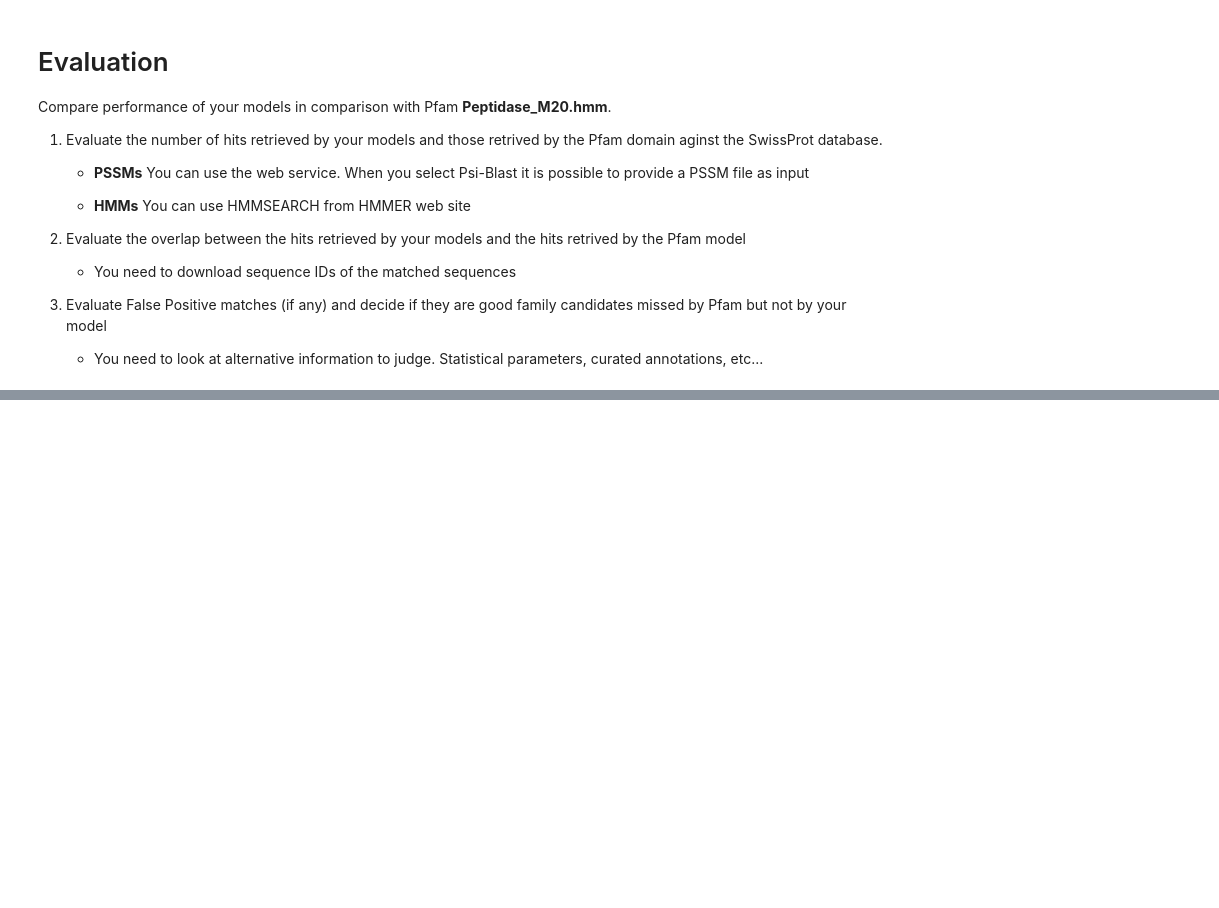
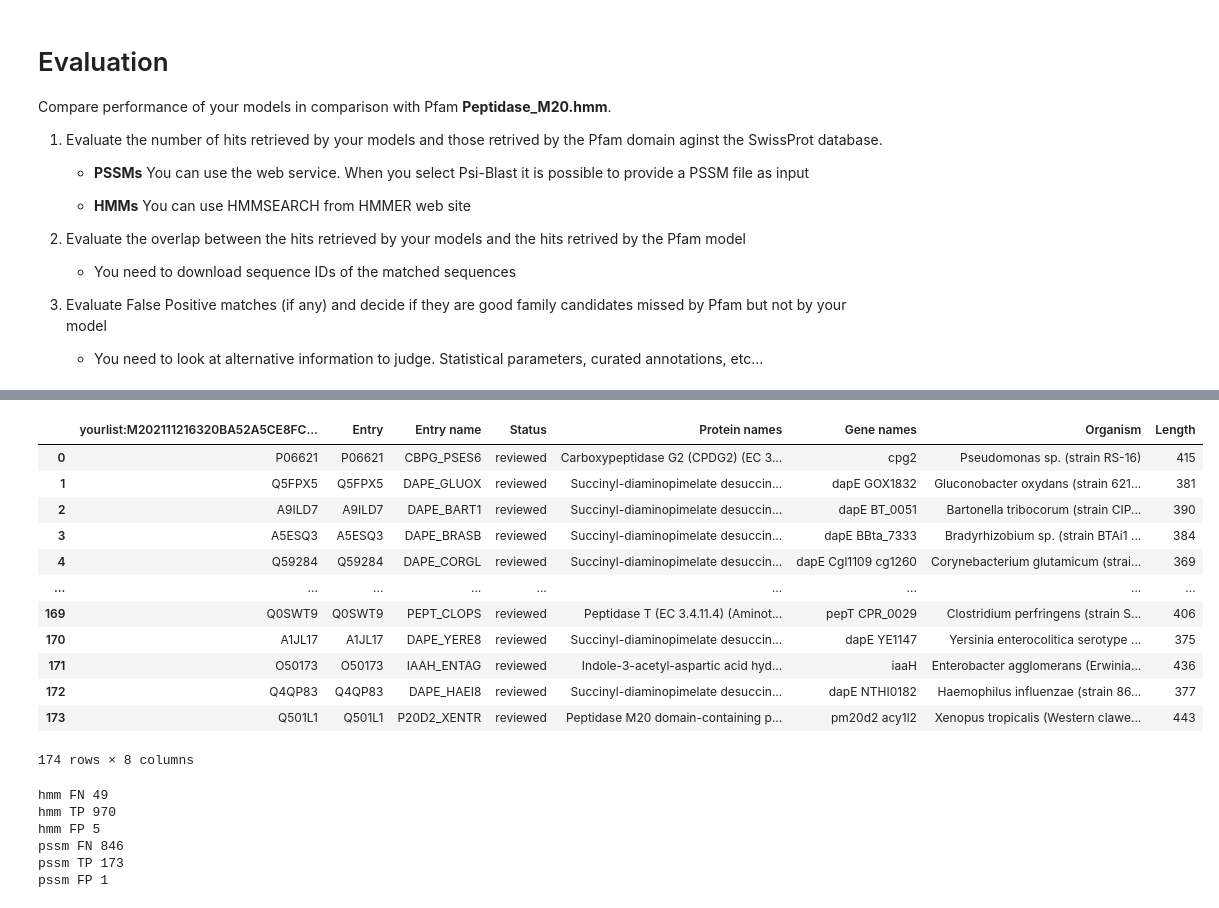
Before and after one commit to BioComputingUP/biological_data, a Jupyter notebook: protein_family.ipynb, the cells around one changed output, grey strips where cells are left out. Cells and saved outputs as stored; diff of their text form; code cells hidden in the pictures; blank space fills up the shorter version.

```diff
--- a/protein_family.ipynb
+++ b/protein_family.ipynb
@@ -228,3 +273,36 @@ Compare performance of your models in comparison with Pfam **Peptidase_M20.hmm**
+# %%
+psiblast_blast_pssm = pd.read_csv('data/P06621_refseq_selected_blast_msa_psiblast_mapped.tsv', sep='\t')
+psiblast_blast_pssm
+# %% [output]
+|  | yourlist:M202111216320BA52A5CE8FC... | Entry | Entry name | Status | Protein names | Gene names | Organism | Length |
+| 0 | P06621 | P06621 | CBPG_PSES6 | reviewed | Carboxypeptidase G2 (CPDG2) (EC 3... | cpg2 | Pseudomonas sp. (strain RS-16) | 415 |
+| 1 | Q5FPX5 | Q5FPX5 | DAPE_GLUOX | reviewed | Succinyl-diaminopimelate desuccin... | dapE GOX1832 | Gluconobacter oxydans (strain 621... | 381 |
+| 2 | A9ILD7 | A9ILD7 | DAPE_BART1 | reviewed | Succinyl-diaminopimelate desuccin... | dapE BT_0051 | Bartonella tribocorum (strain CIP... | 390 |
+| 3 | A5ESQ3 | A5ESQ3 | DAPE_BRASB | reviewed | Succinyl-diaminopimelate desuccin... | dapE BBta_7333 | Bradyrhizobium sp. (strain BTAi1 ... | 384 |
+| 4 | Q59284 | Q59284 | DAPE_CORGL | reviewed | Succinyl-diaminopimelate desuccin... | dapE Cgl1109 cg1260 | Corynebacterium glutamicum (strai... | 369 |
+| ... | ... | ... | ... | ... | ... | ... | ... | ... |
+| 169 | Q0SWT9 | Q0SWT9 | PEPT_CLOPS | reviewed | Peptidase T (EC 3.4.11.4) (Aminot... | pepT CPR_0029 | Clostridium perfringens (strain S... | 406 |
+| 170 | A1JL17 | A1JL17 | DAPE_YERE8 | reviewed | Succinyl-diaminopimelate desuccin... | dapE YE1147 | Yersinia enterocolitica serotype ... | 375 |
+| 171 | O50173 | O50173 | IAAH_ENTAG | reviewed | Indole-3-acetyl-aspartic acid hyd... | iaaH | Enterobacter agglomerans (Erwinia... | 436 |
+| 172 | Q4QP83 | Q4QP83 | DAPE_HAEI8 | reviewed | Succinyl-diaminopimelate desuccin... | dapE NTHI0182 | Haemophilus influenzae (strain 86... | 377 |
+| 173 | Q501L1 | Q501L1 | P20D2_XENTR | reviewed | Peptidase M20 domain-containing p... | pm20d2 acy1l2 | Xenopus tropicalis (Western clawe... | 443 |
+174 rows × 8 columns
+# %%
+gt = set(ground_truth[ground_truth['E-value']<0.01]['Target Accession'])
+hmm = set(hmmsearch_blast_msa[hmmsearch_blast_msa['E-value']<0.01]['Target Accession'])
+pssm = set(psiblast_blast_pssm['Entry name'])
+
+for name, data in zip(['hmm', 'pssm'], [hmm, pssm]):
+    print(name, 'FN', len(gt - data))
+    print(name, 'TP', len(gt.intersection(data)))
+    print(name, 'FP', len(data - gt))
+# %% [output]
+hmm FN 49
+hmm TP 970
+hmm FP 5
+pssm FN 846
+pssm TP 173
+pssm FP 1
 # %% [markdown]
 # Improve your model
 
```
Also changed, not shown: parts of 8 cells of this notebook, 4 other files.
